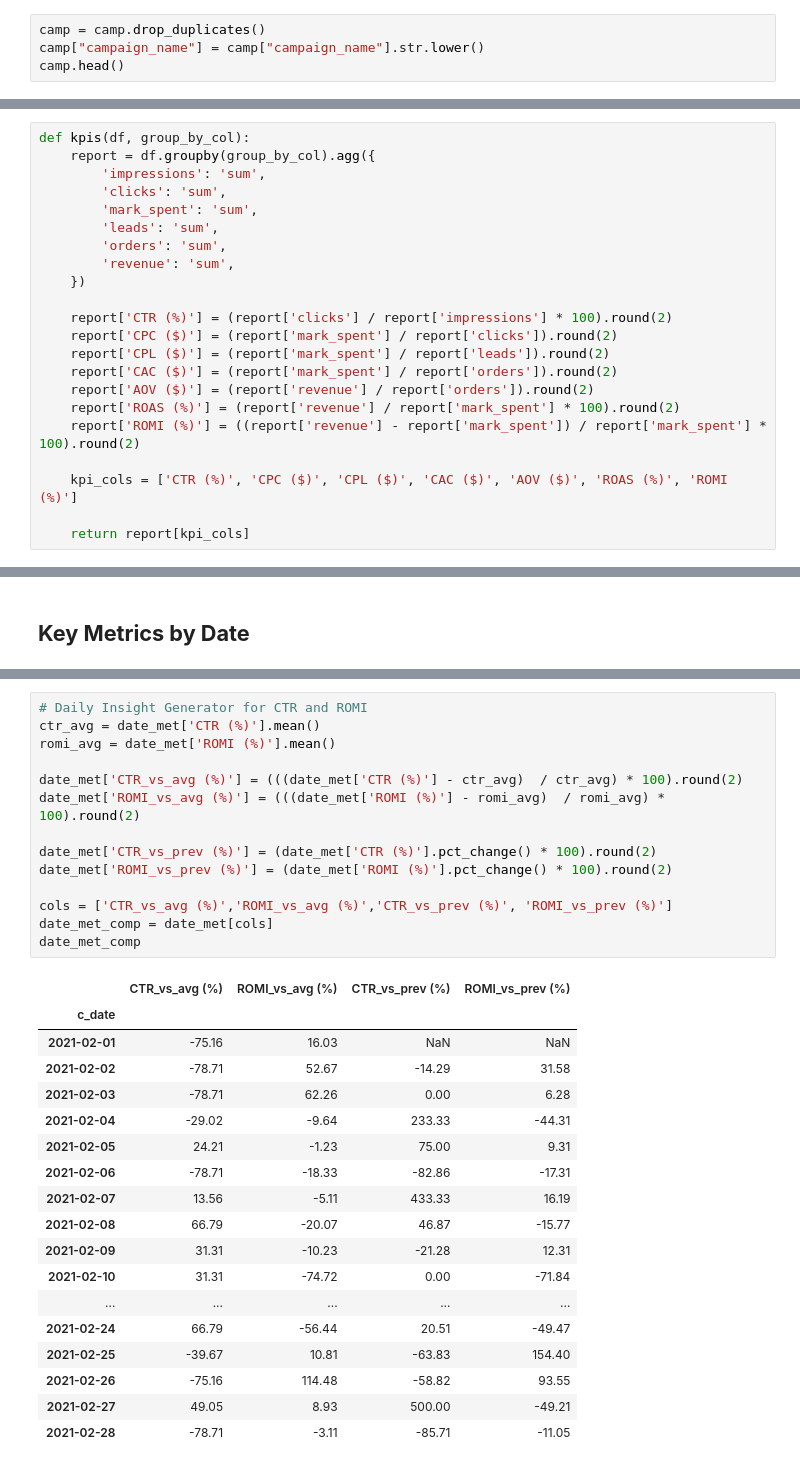
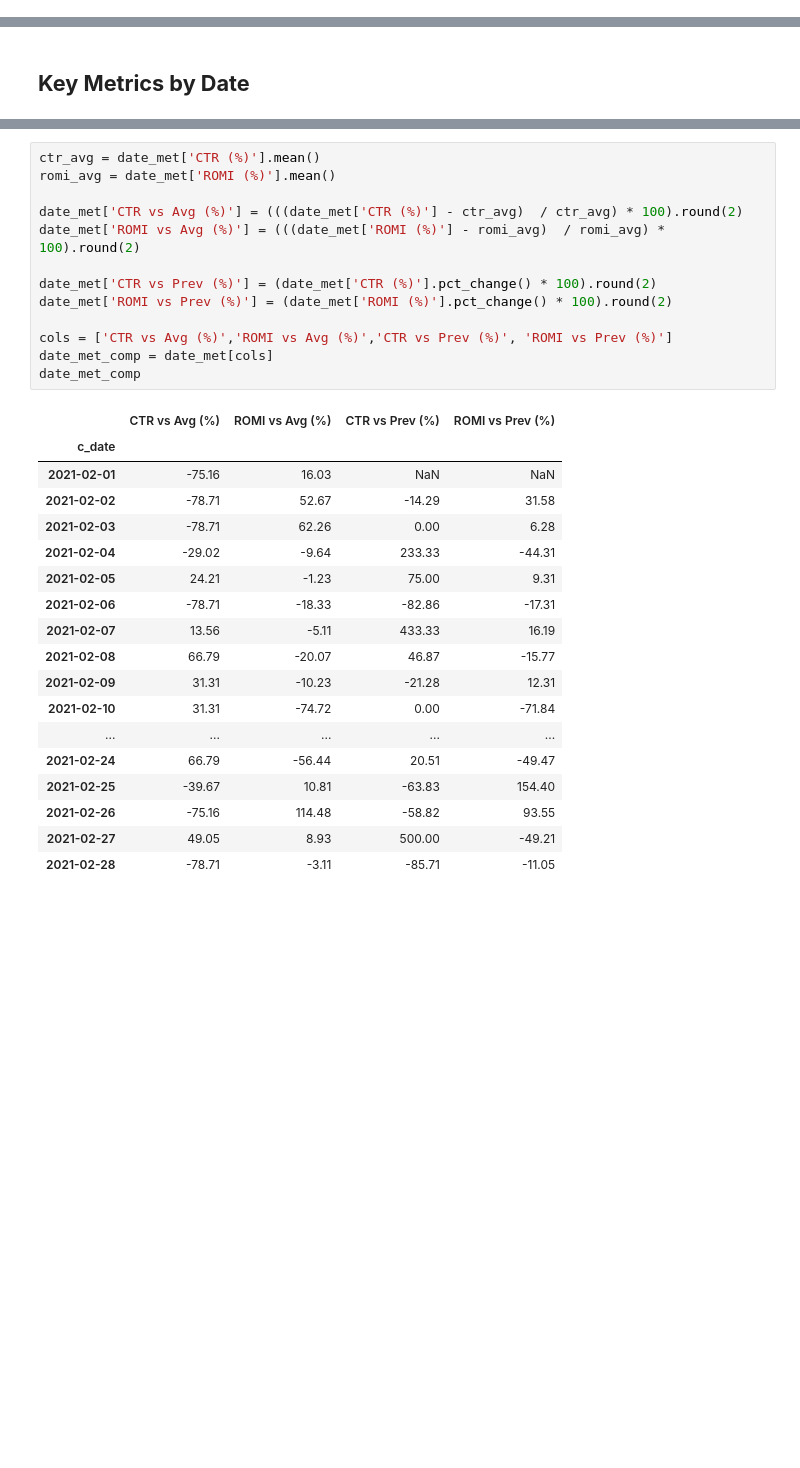
Before and after one commit to cloeyeons/Google-Ads-Simulation, a Jupyter notebook: google-ads-campaign.ipynb, the cells around one changed output, grey strips where cells are left out. Drawn from its saved outputs; the diff is of its cells as text; blank space fills up the shorter version.

```diff
--- a/google-ads-campaign.ipynb
+++ b/google-ads-campaign.ipynb
@@ -29,7 +30,3 @@ Data columns (total 11 columns):
 dtypes: float64(2), int64(6), object(3)
 memory usage: 26.6+ KB
 None
-# %%
-camp = camp.drop_duplicates()
-camp["campaign_name"] = camp["campaign_name"].str.lower()
-camp.head()
@@ -47,22 +58,0 @@ camp.head()
-# %%
-def kpis(df, group_by_col):
-    report = df.groupby(group_by_col).agg({
-        'impressions': 'sum',
-        'clicks': 'sum',
-        'mark_spent': 'sum',
-        'leads': 'sum',
-        'orders': 'sum',
-        'revenue': 'sum',
-    })
-
-    report['CTR (%)'] = (report['clicks'] / report['impressions'] * 100).round(2)
-    report['CPC ($)'] = (report['mark_spent'] / report['clicks']).round(2)
-    report['CPL ($)'] = (report['mark_spent'] / report['leads']).round(2)
-    report['CAC ($)'] = (report['mark_spent'] / report['orders']).round(2)
-    report['AOV ($)'] = (report['revenue'] / report['orders']).round(2)
-    report['ROAS (%)'] = (report['revenue'] / report['mark_spent'] * 100).round(2)
-    report['ROMI (%)'] = ((report['revenue'] - report['mark_spent']) / report['mark_spent'] * 100).round(2)
-
-    kpi_cols = ['CTR (%)', 'CPC ($)', 'CPL ($)', 'CAC ($)', 'AOV ($)', 'ROAS (%)', 'ROMI (%)']
-
-    return report[kpi_cols]
@@ -210,19 +279,18 @@ plt.show()
 # %%
-# Daily Insight Generator for CTR and ROMI
 ctr_avg = date_met['CTR (%)'].mean()
 romi_avg = date_met['ROMI (%)'].mean()
 
-date_met['CTR_vs_avg (%)'] = (((date_met['CTR (%)'] - ctr_avg)  / ctr_avg) * 100).round(2)
-date_met['ROMI_vs_avg (%)'] = (((date_met['ROMI (%)'] - romi_avg)  / romi_avg) * 100).round(2)
+date_met['CTR vs Avg (%)'] = (((date_met['CTR (%)'] - ctr_avg)  / ctr_avg) * 100).round(2)
+date_met['ROMI vs Avg (%)'] = (((date_met['ROMI (%)'] - romi_avg)  / romi_avg) * 100).round(2)
 
-date_met['CTR_vs_prev (%)'] = (date_met['CTR (%)'].pct_change() * 100).round(2)
-date_met['ROMI_vs_prev (%)'] = (date_met['ROMI (%)'].pct_change() * 100).round(2)
+date_met['CTR vs Prev (%)'] = (date_met['CTR (%)'].pct_change() * 100).round(2)
+date_met['ROMI vs Prev (%)'] = (date_met['ROMI (%)'].pct_change() * 100).round(2)
 
-cols = ['CTR_vs_avg (%)','ROMI_vs_avg (%)','CTR_vs_prev (%)', 'ROMI_vs_prev (%)']
+cols = ['CTR vs Avg (%)','ROMI vs Avg (%)','CTR vs Prev (%)', 'ROMI vs Prev (%)']
 date_met_comp = date_met[cols]
 date_met_comp
 # %% [output]
-|  | CTR_vs_avg (%) | ROMI_vs_avg (%) | CTR_vs_prev (%) | ROMI_vs_prev (%) |
+|  | CTR vs Avg (%) | ROMI vs Avg (%) | CTR vs Prev (%) | ROMI vs Prev (%) |
 | c_date |  |  |  |  |
 | 2021-02-01 | -75.16 | 16.03 | NaN | NaN |
 | 2021-02-02 | -78.71 | 52.67 | -14.29 | 31.58 |
```
Also changed, not shown: parts of 33 cells of this notebook.
